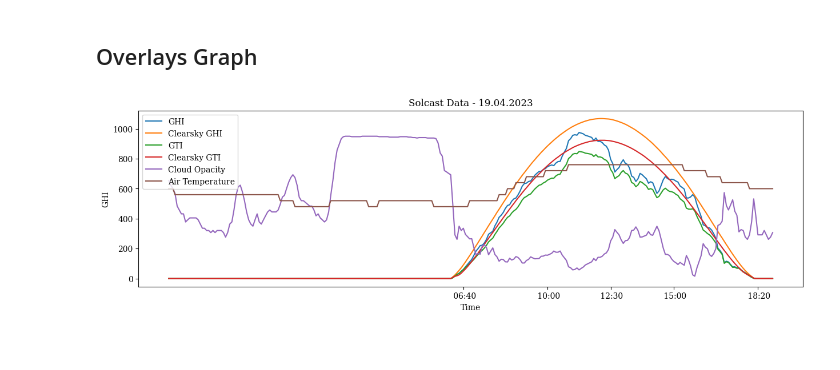
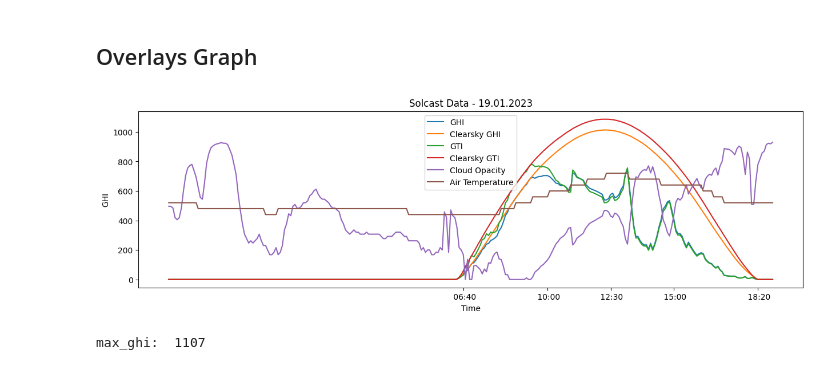
Before and after one commit to GustavoUNAL/Solar-1.233102--77.292833-, a Jupyter notebook: Notebooks/solcast.ipynb, the cells around one changed output. Drawn from its saved outputs; the diff is of its cells as text; code cells hidden in the pictures.

```diff
--- a/Notebooks/solcast.ipynb
+++ b/Notebooks/solcast.ipynb
@@ -85,7 +85,7 @@ df.head(5)
 ## Group df for day
 # %%
 # Buscar en la columna "Date" las filas
-row_day = df.loc[df['Date'] == '2023-01-01']
+row_day = df.loc[df['Date'] == '2023-01-19']
 print(row_day.shape)
 # Encontrar el valor máximo de la columna 'GHI' en el dataframe
 max_ghi = df['GHI'].max()
@@ -198,21 +198,27 @@ plt.show()
 # %%
 # grafica GHI y clearsky_ghi vs Time
 plt.figure(figsize=(15,4))
 plt.plot(row_day['Time'], row_day['GHI'], label='GHI')
 plt.plot(row_day['Time'], row_day['clearsky_ghi'], label='Clearsky GHI')
 # incluir gti
 plt.plot(row_day['Time'], row_day['gti'], label='GTI')
 # incluir clearsky_gti
 plt.plot(row_day['Time'], row_day['clearsky_gti'], label='Clearsky GTI')
 # incluir cloud_opacity
 plt.plot(row_day['Time'], row_day['cloud_opacity']*10, label='Cloud Opacity')
 # incluir air_temp
 plt.plot(row_day['Time'], row_day['air_temp']*40, label='Air Temperature')
-plt.title('Solcast Data - 19.04.2023')
+plt.title('Solcast Data - 19.01.2023')
 plt.xlabel('Time')
 plt.ylabel('GHI')
 plt.legend()
 plt.xticks([140, 180, 210,240, 280])
 plt.show()
 # %% [output]
-[figure, old version]
+[figure, new version]
+# %%
+# valor máximo de la columna 'GHI' en el dataframe
+max_ghi = df['GHI'].max()
+print("max_ghi: ", max_ghi)
+# %% [output]
+max_ghi:  1107
```
Also changed, not shown: parts of 3 cells of this notebook, 7 other files.
